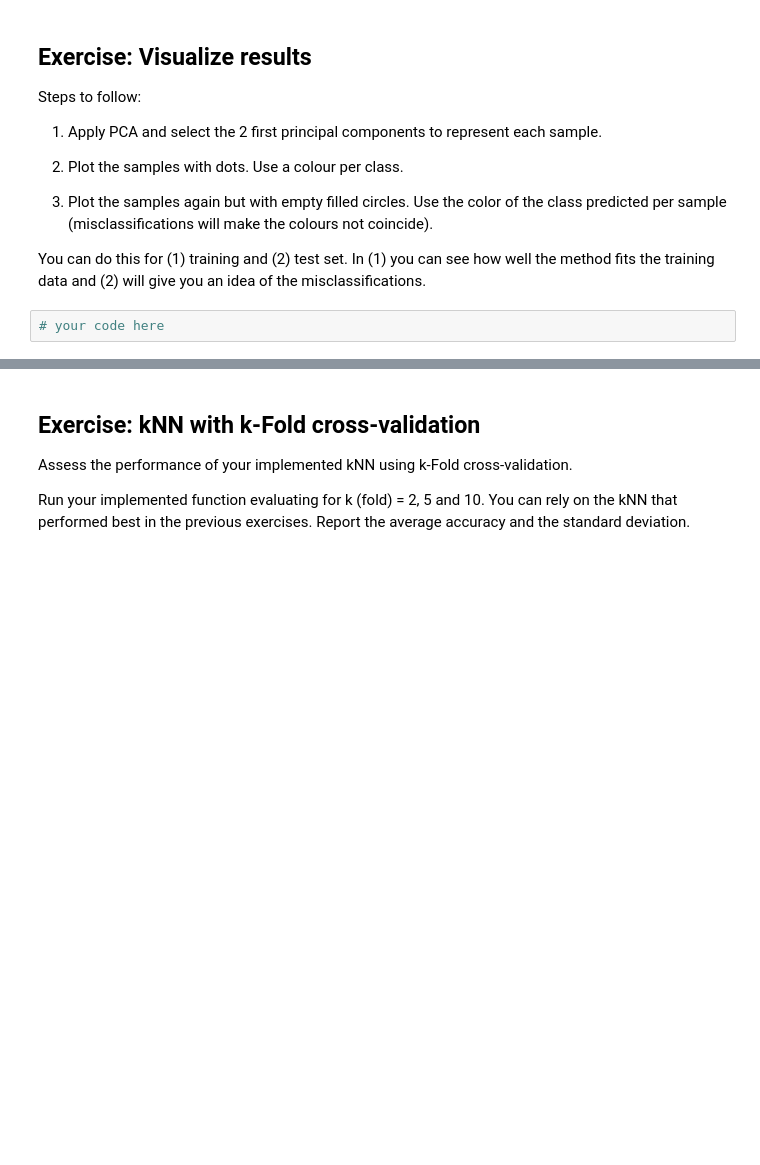
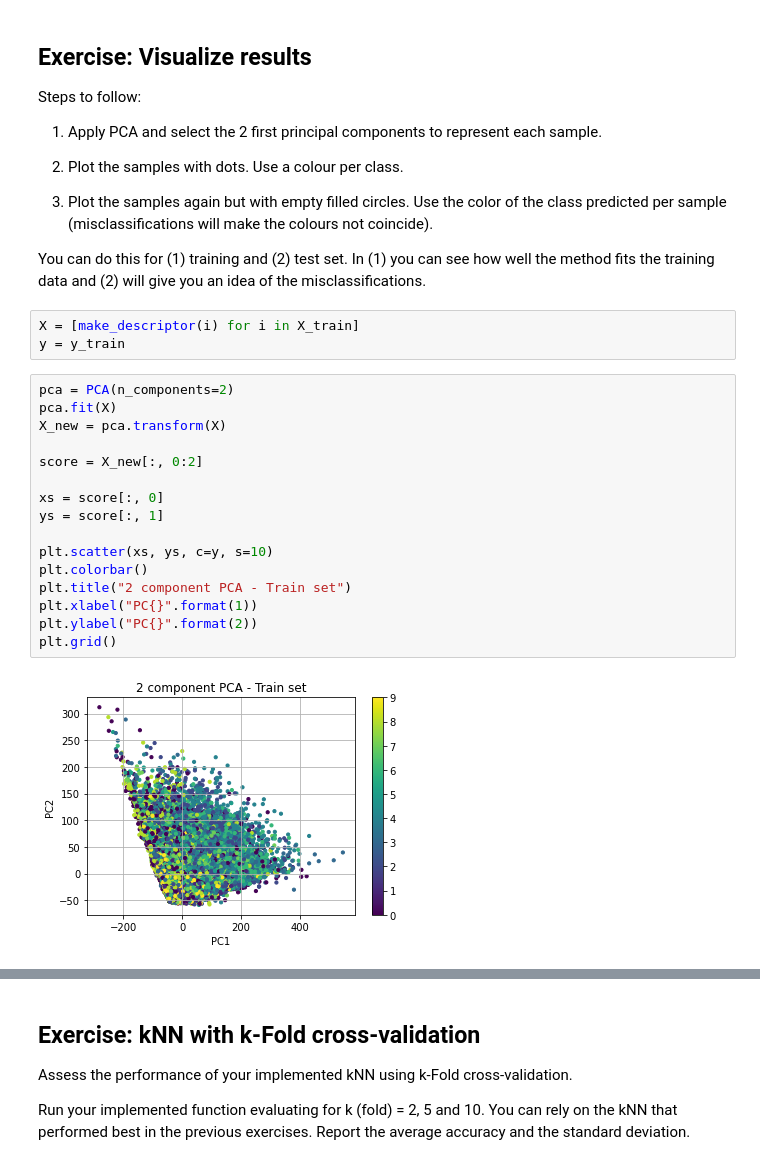
Before and after one commit to Exion35/UT---DataScience, a Jupyter notebook: Assignment 2 - Feature extraction and classification.ipynb, the cells around one changed output, grey strips where cells are left out. Drawn from its saved outputs; the diff is of its cells as text; blank space fills up the shorter version.

```diff
--- a/Assignment 2 - Feature extraction and classification.ipynb
+++ b/Assignment 2 - Feature extraction and classification.ipynb
@@ -407,4 +323,23 @@ Steps to follow:
 
 You can do this for (1) training and (2) test set. In (1) you can see how well the method fits the training data and (2) will give you an idea of the misclassifications.
 # %%
-# your code here
+X = [make_descriptor(i) for i in X_train]
+y = y_train
+# %%
+pca = PCA(n_components=2)
+pca.fit(X)
+X_new = pca.transform(X)
+
+score = X_new[:, 0:2]
+
+xs = score[:, 0]
+ys = score[:, 1]
+
+plt.scatter(xs, ys, c=y, s=10)
+plt.colorbar()
+plt.title("2 component PCA - Train set")
+plt.xlabel("PC{}".format(1))
+plt.ylabel("PC{}".format(2))
+plt.grid()
+# %% [output]
+[figure, added]
```
Also changed, not shown: parts of 25 cells of this notebook.
